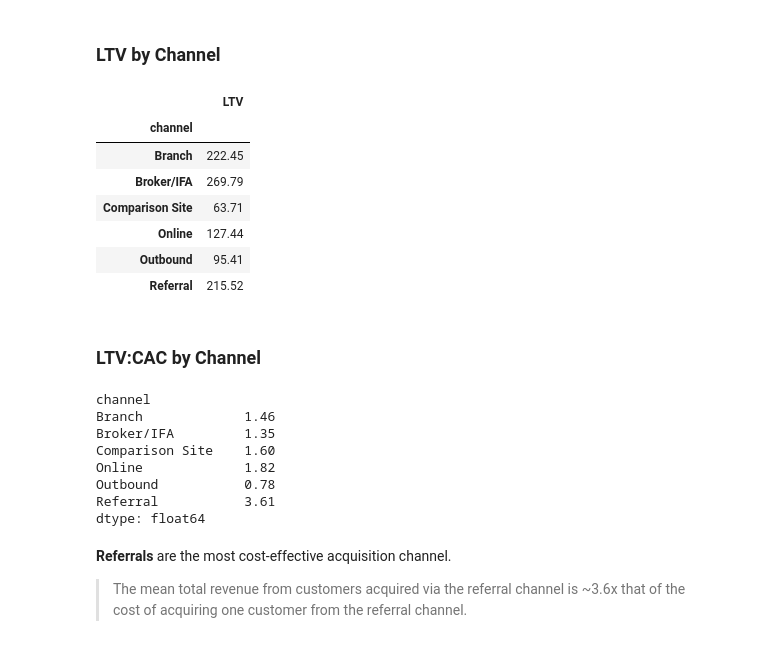
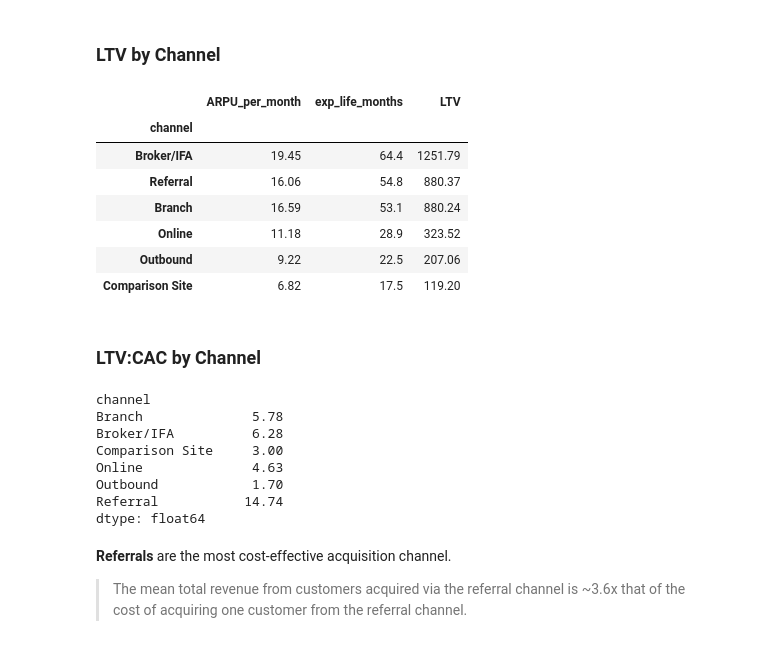
Before and after one commit to esmerowbotham-tech/Money-Craft-Project, a Jupyter notebook: insights.ipynb, the cells around one changed output. Drawn from its saved outputs; the diff is of its cells as text; code cells hidden in the pictures.

```diff
--- a/insights.ipynb
+++ b/insights.ipynb
@@ -142,19 +142,32 @@ cac
 # %% [markdown]
 ### LTV by Channel
 # %%
-ltv = scv.groupby('channel')['total_revenue'].mean().round(2)
+chan          = scv.groupby('channel')
+person_months = chan['tenure_months'].sum()    # total active months we've observed
+revenue       = chan['total_revenue'].sum()     # total fees booked
+churn_events  = chan['churned'].sum()           # how many have actually left
 
-ltv = pd.DataFrame(ltv).rename(columns={'total_revenue': 'LTV'})
-ltv
+arpu          = revenue / person_months          # £ per customer per active month
+monthly_churn = churn_events / person_months      # chance of leaving in any given month
+exp_lifetime  = 1 / monthly_churn                  # expected months a customer stays
+
+value = pd.DataFrame({
+    'ARPU_per_month': arpu.round(2),
+    'exp_life_months': exp_lifetime.round(1),
+    'LTV': (arpu * exp_lifetime).round(2),
+})
+
+ltv = value[['LTV']]                              # keep the name the ratio cell expects
+value.sort_values('LTV', ascending=False)
 # %% [output]
-|  | LTV |
-| channel |  |
-| Branch | 222.45 |
-| Broker/IFA | 269.79 |
-| Comparison Site | 63.71 |
-| Online | 127.44 |
-| Outbound | 95.41 |
-| Referral | 215.52 |
+|  | ARPU_per_month | exp_life_months | LTV |
+| channel |  |  |  |
+| Broker/IFA | 19.45 | 64.4 | 1251.79 |
+| Referral | 16.06 | 54.8 | 880.37 |
+| Branch | 16.59 | 53.1 | 880.24 |
+| Online | 11.18 | 28.9 | 323.52 |
+| Outbound | 9.22 | 22.5 | 207.06 |
+| Comparison Site | 6.82 | 17.5 | 119.20 |
 # %% [markdown]
 ### LTV:CAC by Channel
 # %%
@@ -162,12 +175,12 @@ ltv_cac_ratio = (ltv['LTV'] / cac['CAC']).round(2)
 ltv_cac_ratio
 # %% [output]
 channel
-Branch             1.46
-Broker/IFA         1.35
-Comparison Site    1.60
-Online             1.82
-Outbound           0.78
-Referral           3.61
+Branch              5.78
+Broker/IFA          6.28
+Comparison Site     3.00
+Online              4.63
+Outbound            1.70
+Referral           14.74
 dtype: float64
 # %% [markdown]
 **Referrals** are the most cost-effective acquisition channel.
```
Also changed, not shown: parts of 2 cells of this notebook.
